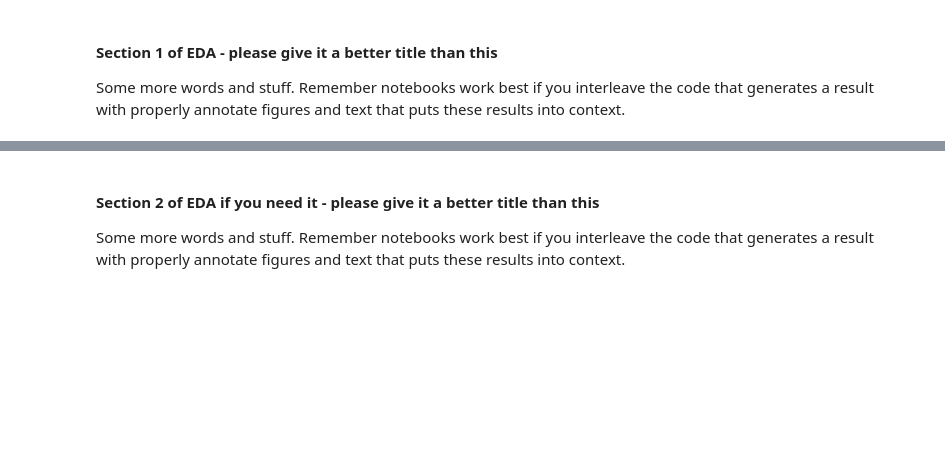
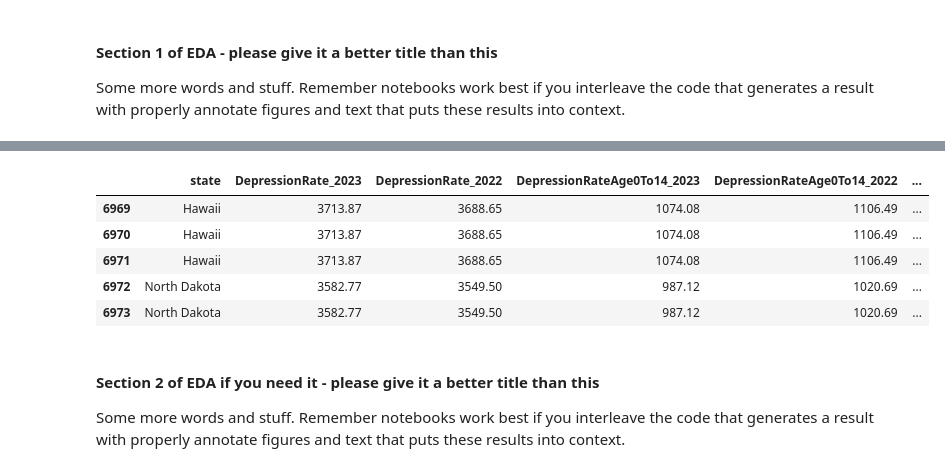
Before and after one commit to COGS108/Group020_WI26, a Jupyter notebook: 02-EDACheckpoint.ipynb, the cells around one changed output, grey strips where cells are left out. Saved outputs shown, nothing was run; the diff lists cells and outputs as text; code cells hidden in the pictures; blank space fills up the shorter version.

```diff
--- a/02-EDACheckpoint.ipynb
+++ b/02-EDACheckpoint.ipynb
@@ -267,3 +343,15 @@ Some more words and stuff.  Remember notebooks work best if you interleave the c
+# %%
+# Everything looks good so data will now be merged based on state regions
+combined_df = pd.merge(depression_df, us_light_pol_df, on = 'state', how = 'inner')
+
+combined_df.head()
+# %% [output]
+|  | state | DepressionRate_2023 | DepressionRate_2022 | DepressionRateAge0To14_2023 | DepressionRateAge0To14_2022 | ... |
+| 6969 | Hawaii | 3713.87 | 3688.65 | 1074.08 | 1106.49 | ... |
+| 6970 | Hawaii | 3713.87 | 3688.65 | 1074.08 | 1106.49 | ... |
+| 6971 | Hawaii | 3713.87 | 3688.65 | 1074.08 | 1106.49 | ... |
+| 6972 | North Dakota | 3582.77 | 3549.50 | 987.12 | 1020.69 | ... |
+| 6973 | North Dakota | 3582.77 | 3549.50 | 987.12 | 1020.69 | ... |
 # %% [markdown]
 #### Section 2 of EDA if you need it  - please give it a better title than this
 
```
Also changed, not shown: parts of 6 cells of this notebook.
